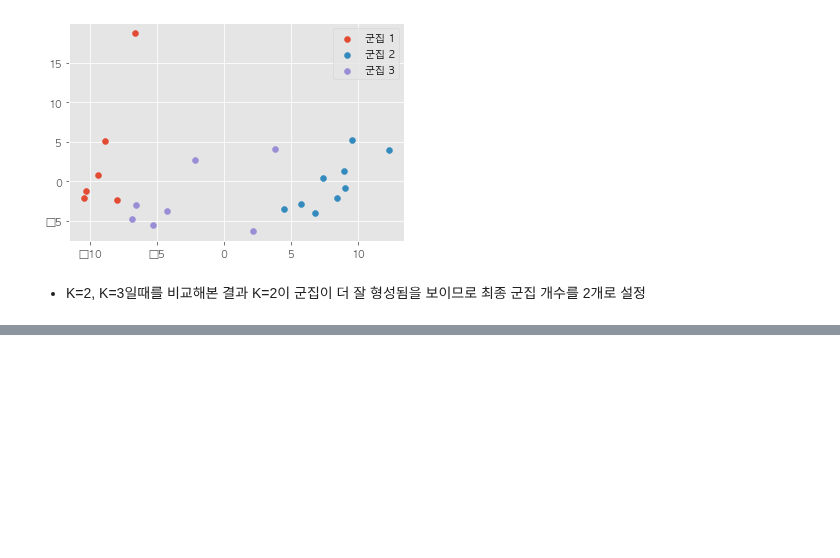
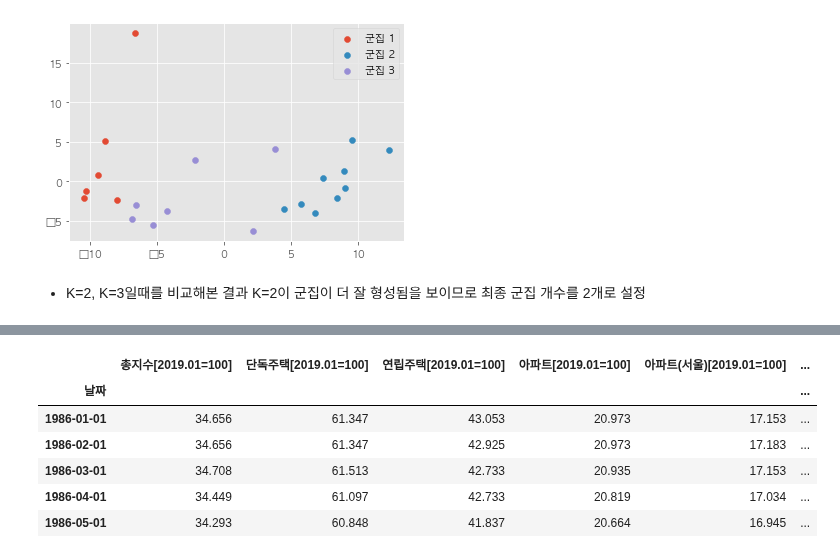
Before and after one commit to hyuuunn/Project, a Jupyter notebook: 3_project/부동산 투자와 유사한 KOSPI 종목 ETF ?.ipynb, the cells around one changed output, grey strips where cells are left out. Drawn from its saved outputs; the diff is of its cells as text; code cells hidden in the pictures; blank space fills up the shorter version.

```diff
--- a/3_project/부동산 투자와 유사한 KOSPI 종목 ETF ?.ipynb
+++ b/3_project/부동산 투자와 유사한 KOSPI 종목 ETF ?.ipynb
@@ -422,0 +436,14 @@ Name: 산업구분, dtype: int64
+# %%
+# 날짜를 인덱스로 변경
+trading = trading.rename(columns={"Unnamed: 0":"날짜"})
+trading = trading.set_index('날짜')
+trading = pd.DataFrame(trading)
+trading.head()
+# %% [output]
+|  | 총지수[2019.01=100] | 단독주택[2019.01=100] | 연립주택[2019.01=100] | 아파트[2019.01=100] | 아파트(서울)[2019.01=100] | ... |
+| 날짜 |  |  |  |  |  | ... |
+| 1986-01-01 | 34.656 | 61.347 | 43.053 | 20.973 | 17.153 | ... |
+| 1986-02-01 | 34.656 | 61.347 | 42.925 | 20.973 | 17.183 | ... |
+| 1986-03-01 | 34.708 | 61.513 | 42.733 | 20.935 | 17.153 | ... |
+| 1986-04-01 | 34.449 | 61.097 | 42.733 | 20.819 | 17.034 | ... |
+| 1986-05-01 | 34.293 | 60.848 | 41.837 | 20.664 | 16.945 | ... |
```
Also changed, not shown: parts of 27 cells of this notebook.
